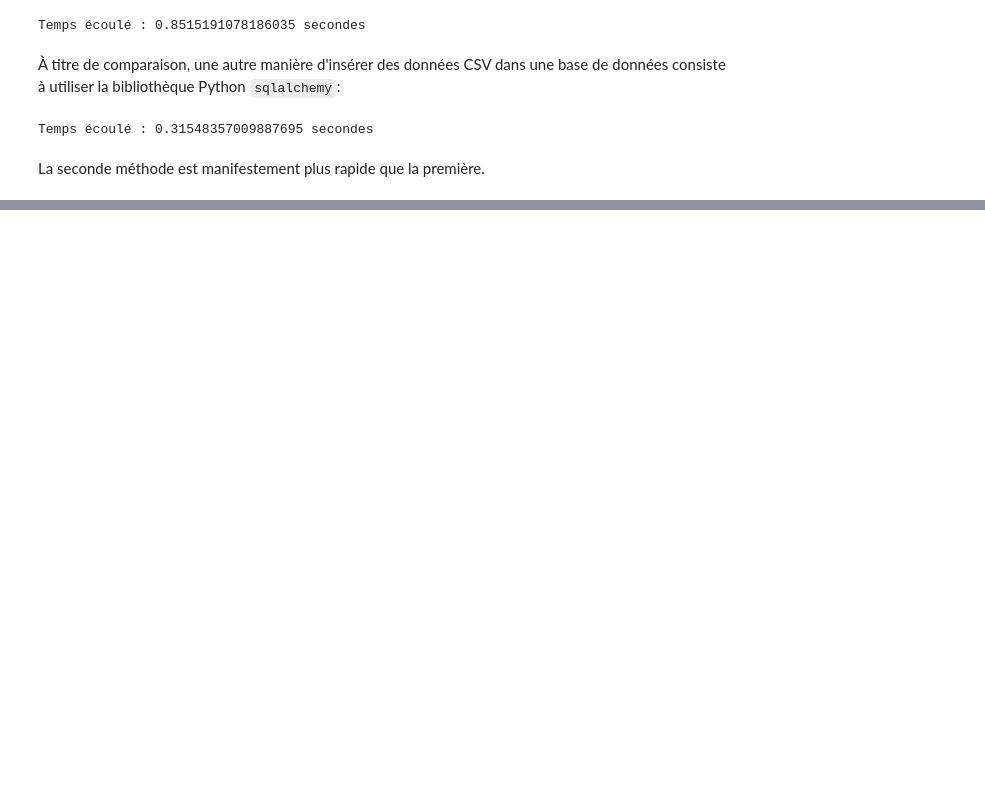
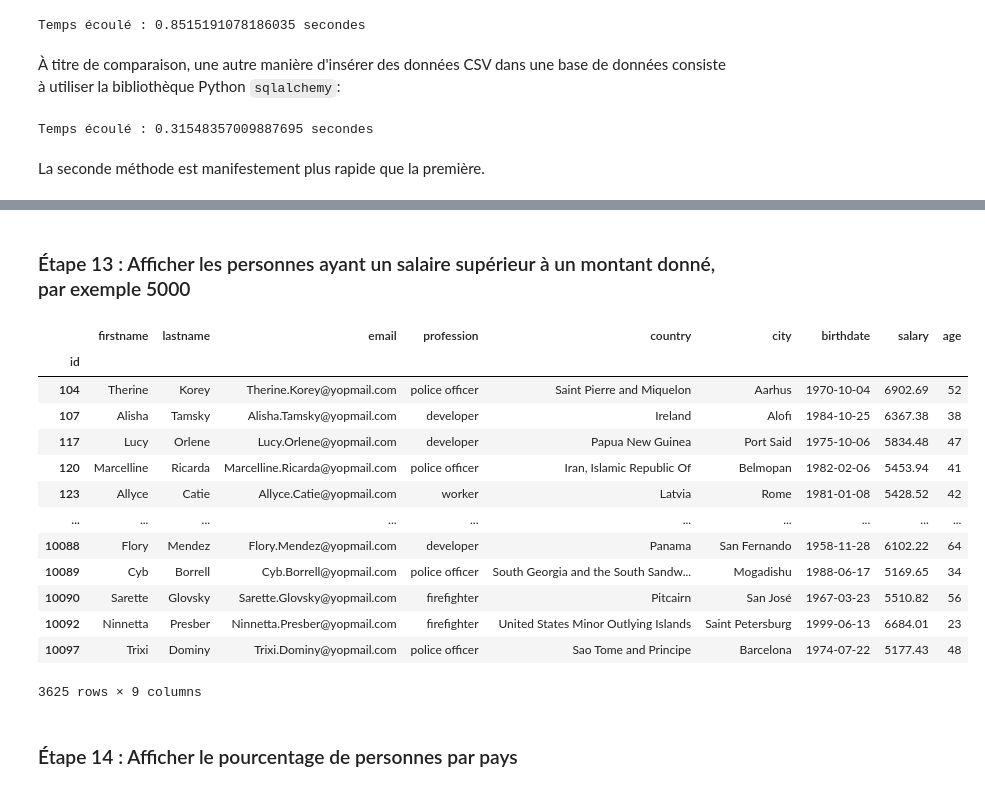
Before and after one commit to kirisakow/formation-data-engineer-m2i, a Jupyter notebook: Exercice_pandas.ipynb, the cells around one changed output, grey strips where cells are left out. Cells and saved outputs as stored; diff of their text form; code cells hidden in the pictures; blank space fills up the shorter version.

```diff
--- a/Exercice_pandas.ipynb
+++ b/Exercice_pandas.ipynb
@@ -219,0 +228,6 @@ La seconde méthode est manifestement plus rapide que la première.
+# %%
+import pandas as pd
+
+file_path = 'clients_with_dob_and_salary.csv'
+df = pd.read_csv(file_path, index_col='id')
+df.head()
@@ -219,0 +437,22 @@ La seconde méthode est manifestement plus rapide que la première.
+# %% [markdown]
+### Étape 13 : Afficher les personnes ayant un salaire supérieur à un montant donné, par exemple 5000
+# %%
+high_salary = df[df['salary'] > 5000]
+high_salary
+# %% [output]
+|  | firstname | lastname | email | profession | country | city | birthdate | salary | age |
+| id |  |  |  |  |  |  |  |  |  |
+| 104 | Therine | Korey | Therine.Korey@yopmail.com | police officer | Saint Pierre and Miquelon | Aarhus | 1970-10-04 | 6902.69 | 52 |
+| 107 | Alisha | Tamsky | Alisha.Tamsky@yopmail.com | developer | Ireland | Alofi | 1984-10-25 | 6367.38 | 38 |
+| 117 | Lucy | Orlene | Lucy.Orlene@yopmail.com | developer | Papua New Guinea | Port Said | 1975-10-06 | 5834.48 | 47 |
+| 120 | Marcelline | Ricarda | Marcelline.Ricarda@yopmail.com | police officer | Iran, Islamic Republic Of | Belmopan | 1982-02-06 | 5453.94 | 41 |
+| 123 | Allyce | Catie | Allyce.Catie@yopmail.com | worker | Latvia | Rome | 1981-01-08 | 5428.52 | 42 |
+| ... | ... | ... | ... | ... | ... | ... | ... | ... | ... |
+| 10088 | Flory | Mendez | Flory.Mendez@yopmail.com | developer | Panama | San Fernando | 1958-11-28 | 6102.22 | 64 |
+| 10089 | Cyb | Borrell | Cyb.Borrell@yopmail.com | police officer | South Georgia and the South Sandw... | Mogadishu | 1988-06-17 | 5169.65 | 34 |
+| 10090 | Sarette | Glovsky | Sarette.Glovsky@yopmail.com | firefighter | Pitcairn | San José | 1967-03-23 | 5510.82 | 56 |
+| 10092 | Ninnetta | Presber | Ninnetta.Presber@yopmail.com | firefighter | United States Minor Outlying Islands | Saint Petersburg | 1999-06-13 | 6684.01 | 23 |
+| 10097 | Trixi | Dominy | Trixi.Dominy@yopmail.com | police officer | Sao Tome and Principe | Barcelona | 1974-07-22 | 5177.43 | 48 |
+3625 rows × 9 columns
+# %% [markdown]
+### Étape 14 : Afficher le pourcentage de personnes par pays
```
Also changed, not shown: parts of 51 cells of this notebook, 1 other file.
